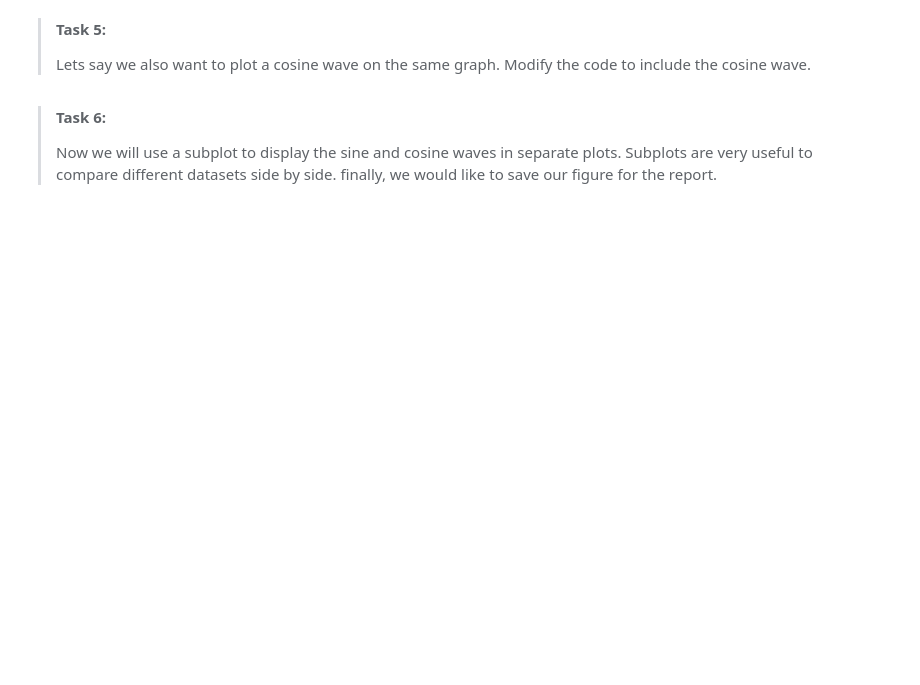
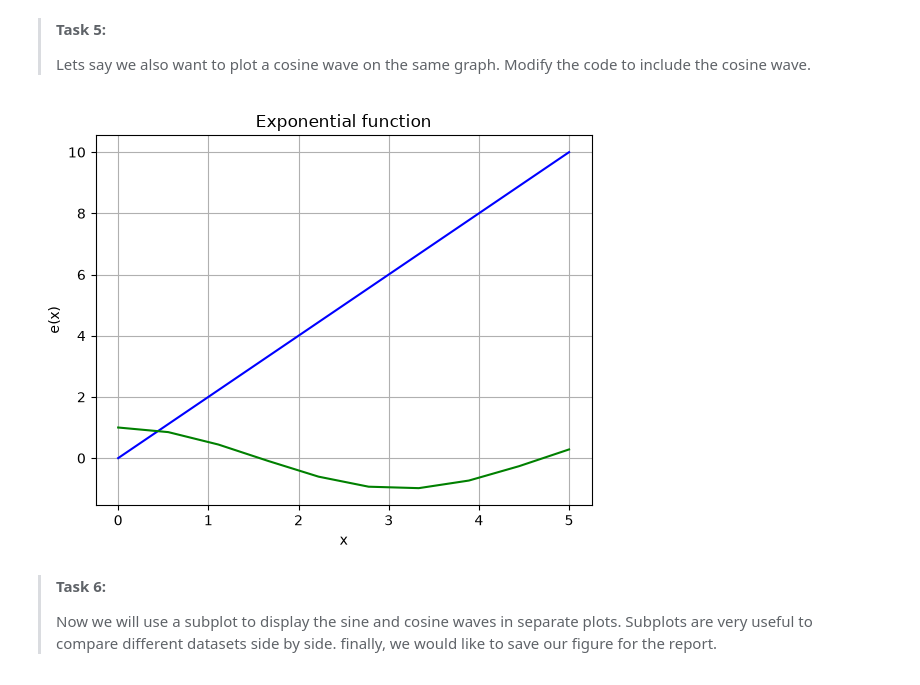
Before and after one commit to anastasisdellis21-png/P.A.1.4, a Jupyter notebook: 3_programming_fundamental_concepts.ipynb, the cells around one changed output. Drawn from its saved outputs; the diff is of its cells as text; code cells hidden in the pictures; blank space fills up the shorter version.

```diff
--- a/3_programming_fundamental_concepts.ipynb
+++ b/3_programming_fundamental_concepts.ipynb
@@ -104,6 +119,20 @@ import matplotlib as plt
 > **Task 5:**
 >
 > Lets say we also want to plot a cosine wave on the same graph. Modify the code to include the cosine wave.
+# %%
+import numpy as np
+import matplotlib.pyplot as plt
+
+x=np.linspace(0,5,10)
+y=2*x
+
+plt.plot(x,y,"b-",x,np.cos(x),"g-")
+plt.title("Exponential function")
+plt.xlabel("x")
+plt.ylabel("e(x)")
+plt.grid()
+# %% [output]
+[figure, added]
 # %% [markdown]
 > **Task 6:**
 >
```
Also changed, not shown: parts of 3 cells of this notebook.
